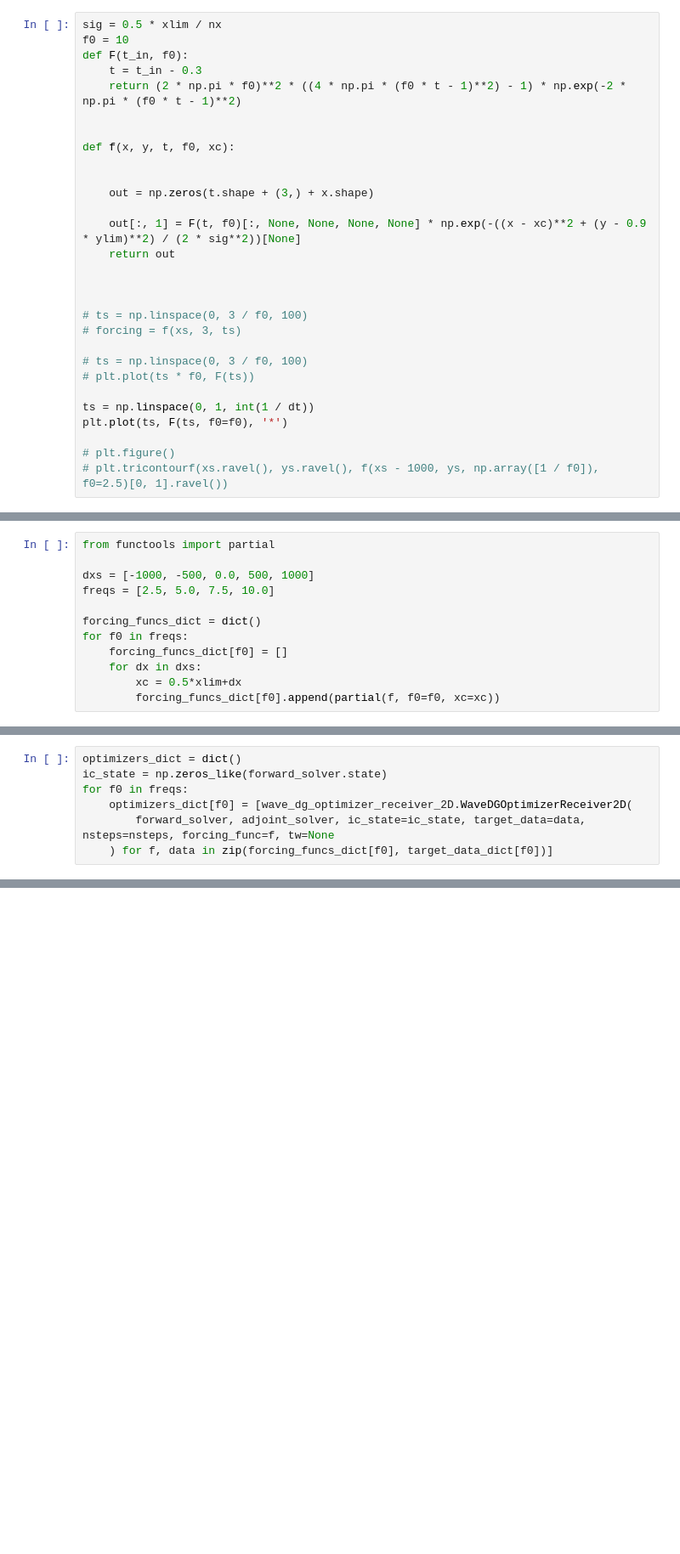
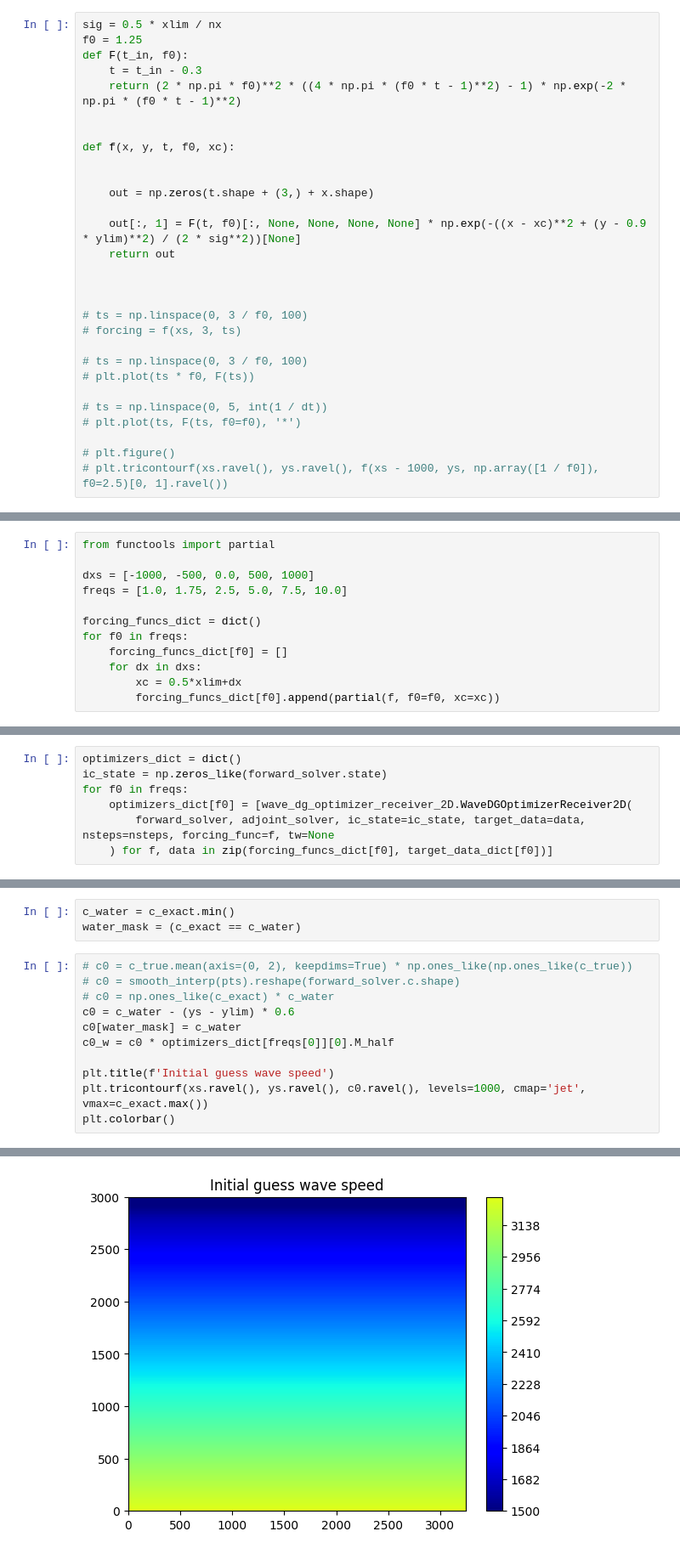
Before and after one commit to kieranricardo/ader-dg-transport, a Jupyter notebook: notebooks/dg_adjoint-receivers-multifreq.ipynb, the cells around one changed output, grey strips where cells are left out. Shown at 85% size. Cells and saved outputs as stored; diff of their text form; blank space fills up the shorter version.

```diff
--- a/notebooks/dg_adjoint-receivers-multifreq.ipynb
+++ b/notebooks/dg_adjoint-receivers-multifreq.ipynb
@@ -79,7 +77,7 @@ dy / 3, dx / 3
 (np.float64(100.0), np.float64(108.11850107906612))
 # %%
 sig = 0.5 * xlim / nx
-f0 = 10
+f0 = 1.25
 def F(t_in, f0):
     t = t_in - 0.3
     return (2 * np.pi * f0)**2 * ((4 * np.pi * (f0 * t - 1)**2) - 1) * np.exp(-2 * np.pi * (f0 * t - 1)**2)
@@ -101,8 +99,8 @@ def f(x, y, t, f0, xc):
 # ts = np.linspace(0, 3 / f0, 100)
 # plt.plot(ts * f0, F(ts))
 
-ts = np.linspace(0, 1, int(1 / dt))
-plt.plot(ts, F(ts, f0=f0), '*')
+# ts = np.linspace(0, 5, int(1 / dt))
+# plt.plot(ts, F(ts, f0=f0), '*')
 
 # plt.figure()
 # plt.tricontourf(xs.ravel(), ys.ravel(), f(xs - 1000, ys, np.array([1 / f0]), f0=2.5)[0, 1].ravel())
@@ -150,7 +145,7 @@ plt.colorbar()
 from functools import partial
 
 dxs = [-1000, -500, 0.0, 500, 1000]
-freqs = [2.5, 5.0, 7.5, 10.0]
+freqs = [1.0, 1.75, 2.5, 5.0, 7.5, 10.0]
 
 forcing_funcs_dict = dict()
 for f0 in freqs:
@@ -208,0 +188,15 @@ water_mask = (c_exact < c_water)
+# %%
+c_water = c_exact.min()
+water_mask = (c_exact == c_water)
+# %%
+# c0 = c_true.mean(axis=(0, 2), keepdims=True) * np.ones_like(np.ones_like(c_true))
+# c0 = smooth_interp(pts).reshape(forward_solver.c.shape)
+# c0 = np.ones_like(c_exact) * c_water
+c0 = c_water - (ys - ylim) * 0.6
+c0[water_mask] = c_water
+c0_w = c0 * optimizers_dict[freqs[0]][0].M_half
+
+plt.title(f'Initial guess wave speed')
+plt.tricontourf(xs.ravel(), ys.ravel(), c0.ravel(), levels=1000, cmap='jet', vmax=c_exact.max())
+plt.colorbar()
+# %% [output]
@@ -209,3 +204,4 @@ water_mask = (c_exact < c_water)
+[figure, added]
 # %%
 def fix_wavespeed(c_in):
     c_shape = optimizers[0].forward_solver.c.shape
```
Also changed, not shown: parts of 41 cells of this notebook, 1 other file.
